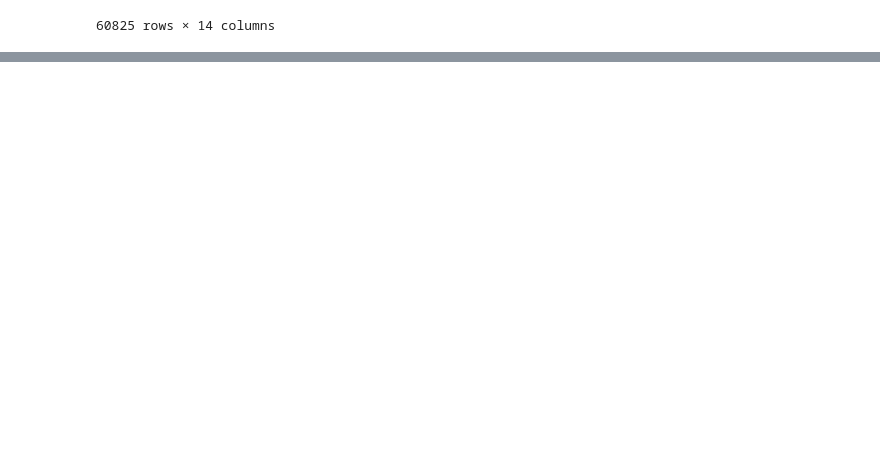
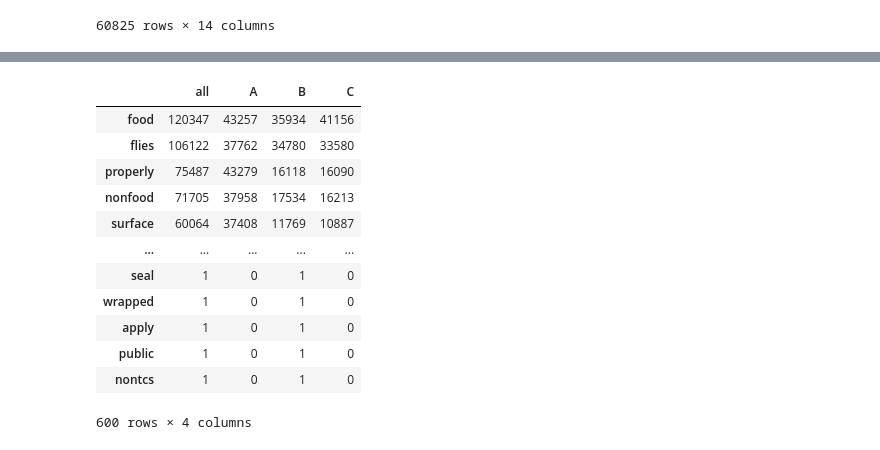
Before and after one commit to Somerville-2023/New-York-health-Inspection-Prediction, a Jupyter notebook: nick-folder/nick_work.ipynb, the cells around one changed output, grey strips where cells are left out. Drawn from its saved outputs; the diff is of its cells as text; code cells hidden in the pictures; blank space fills up the shorter version.

```diff
--- a/nick-folder/nick_work.ipynb
+++ b/nick-folder/nick_work.ipynb
@@ -593,0 +602,4 @@ ny.to_csv('clean_ny.csv', index=False)
+# %%
+ny['date'] = pd.to_datetime(ny.inspection_date)
+# %%
+ny.date = [x.year for x in ny.date]
@@ -593,0 +622,42 @@ ny.to_csv('clean_ny.csv', index=False)
+# %%
+ny2 = prep.cleanse(ny, 'violation_description')
+# %%
+
+def word_counts(dataframe, col, data):
+    df = dataframe.copy()
+    uniques = df[col].unique()
+    col_names = ['all'] + list(df[col].unique())
+
+    word_count = []
+
+    all_words = df[data]
+    all_words = pd.Series(' '.join(all_words).split()).value_counts()
+    word_count.append(all_words)
+
+    for name in uniques:
+        words = df[data][df[col] == name]
+        words = pd.Series(' '.join(words).split()).value_counts()
+        word_count.append(words)
+
+    total_counts = pd.concat(word_count, axis=1) \
+        .set_axis(col_names, axis=1).fillna(0) \
+        .apply(lambda s: s.astype(int))
+
+    return total_counts
+# %%
+counts = word_counts(ny2, 'grade', 'clean')
+counts
+# %% [output]
+|  | all | A | B | C |
+| food | 120347 | 43257 | 35934 | 41156 |
+| flies | 106122 | 37762 | 34780 | 33580 |
+| properly | 75487 | 43279 | 16118 | 16090 |
+| nonfood | 71705 | 37958 | 17534 | 16213 |
+| surface | 60064 | 37408 | 11769 | 10887 |
+| ... | ... | ... | ... | ... |
+| seal | 1 | 0 | 1 | 0 |
+| wrapped | 1 | 0 | 1 | 0 |
+| apply | 1 | 0 | 1 | 0 |
+| public | 1 | 0 | 1 | 0 |
+| nontcs | 1 | 0 | 1 | 0 |
+600 rows × 4 columns
```
Also changed, not shown: parts of 10 cells of this notebook, 1 other file.
